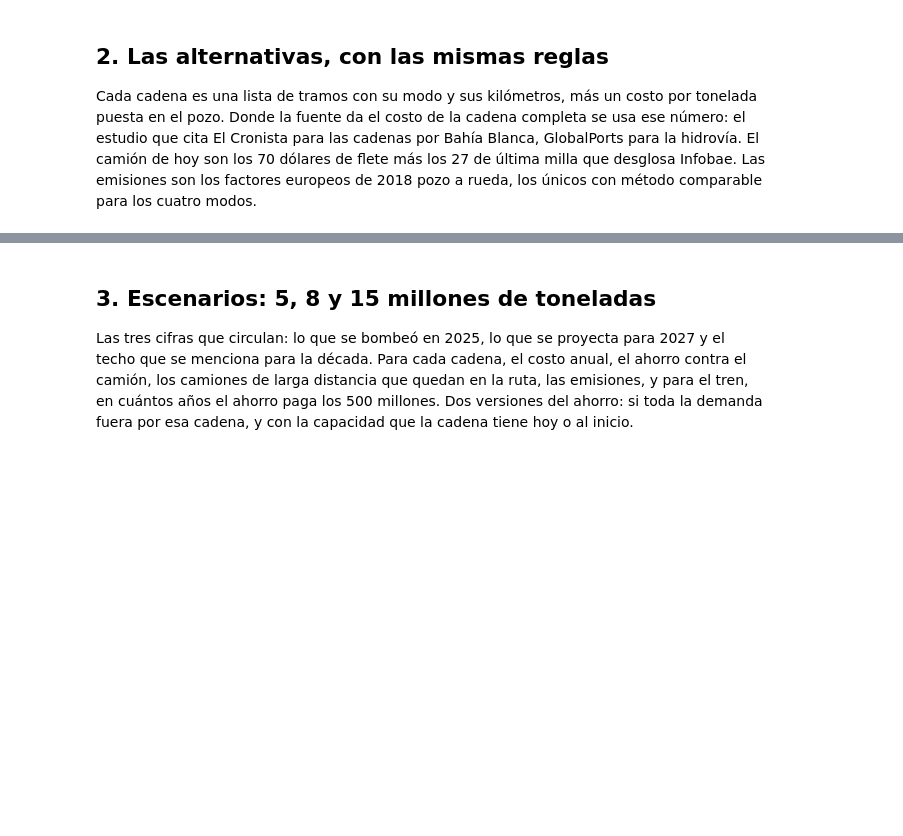
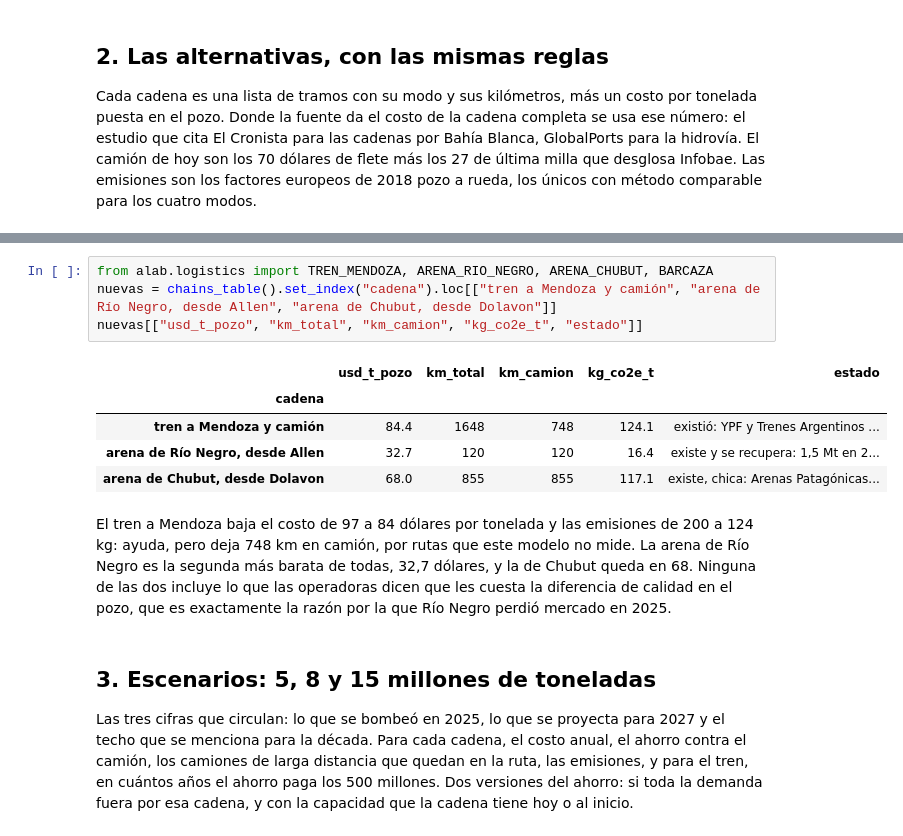
Before and after one commit to dpinero14/arena-lab, a Jupyter notebook: notebooks/02_la_logistica_de_la_arena.ipynb, the cells around one changed output, grey strips where cells are left out. Drawn from its saved outputs; the diff is of its cells as text; blank space fills up the shorter version.

```diff
--- a/notebooks/02_la_logistica_de_la_arena.ipynb
+++ b/notebooks/02_la_logistica_de_la_arena.ipynb
@@ -113,3 +133,20 @@ distancia; ganaría con arena a 100 km, que es lo que hace el Dune Express.
+# %%
+from alab.logistics import TREN_MENDOZA, ARENA_RIO_NEGRO, ARENA_CHUBUT, BARCAZA
+nuevas = chains_table().set_index("cadena").loc[["tren a Mendoza y camión", "arena de Río Negro, desde Allen", "arena de Chubut, desde Dolavon"]]
+nuevas[["usd_t_pozo", "km_total", "km_camion", "kg_co2e_t", "estado"]]
+# %% [output]
+|  | usd_t_pozo | km_total | km_camion | kg_co2e_t | estado |
+| cadena |  |  |  |  |  |
+| tren a Mendoza y camión | 84.4 | 1648 | 748 | 124.1 | existió: YPF y Trenes Argentinos ... |
+| arena de Río Negro, desde Allen | 32.7 | 120 | 120 | 16.4 | existe y se recupera: 1,5 Mt en 2... |
+| arena de Chubut, desde Dolavon | 68.0 | 855 | 855 | 117.1 | existe, chica: Arenas Patagónicas... |
+# %% [markdown]
+El tren a Mendoza baja el costo de 97 a 84 dólares por tonelada y las
+emisiones de 200 a 124 kg: ayuda, pero deja 748 km en camión, por rutas que
+este modelo no mide. La arena de Río Negro es la segunda más barata de todas,
+32,7 dólares, y la de Chubut queda en 68. Ninguna de las dos incluye lo que
+las operadoras dicen que les cuesta la diferencia de calidad en el pozo, que
+es exactamente la razón por la que Río Negro perdió mercado en 2025.
 # %% [markdown]
 ## 3. Escenarios: 5, 8 y 15 millones de toneladas
 
```
Also changed, not shown: parts of 6 cells of this notebook, 9 other files.
